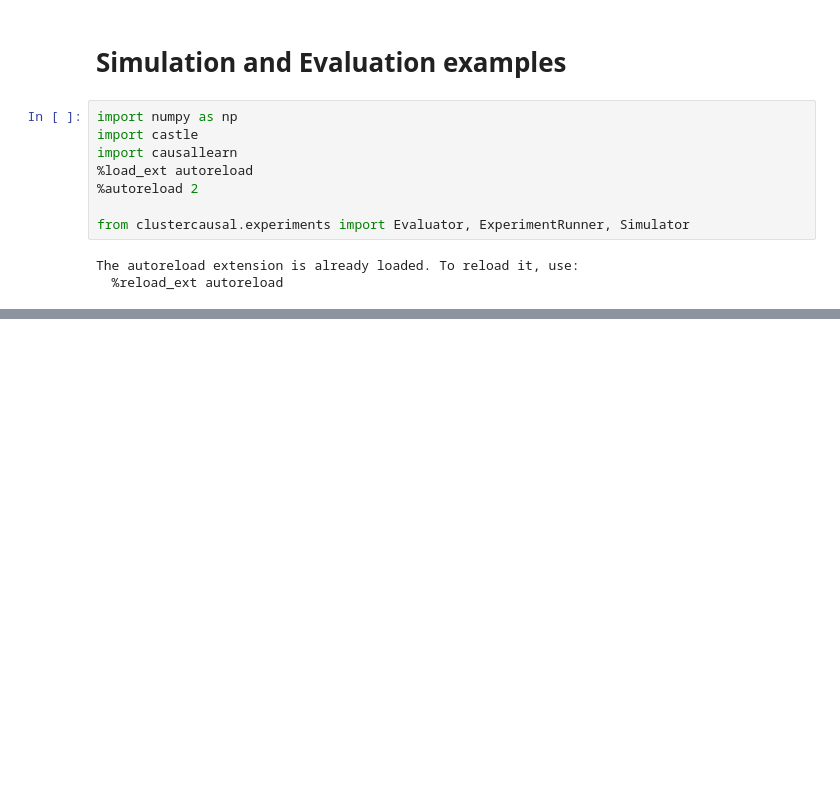
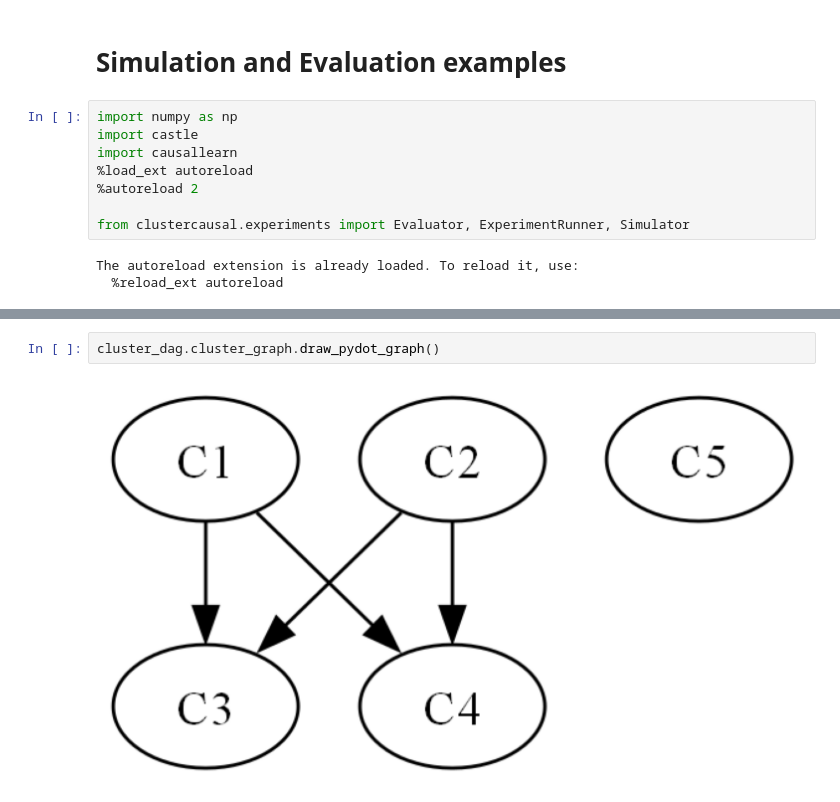
Before and after one commit to JanMarcoRuizdeVargas/clustercausal, a Jupyter notebook: Simulation_Playground.ipynb, the cells around one changed output, grey strips where cells are left out. Drawn from its saved outputs; the diff is of its cells as text; blank space fills up the shorter version.

```diff
--- a/Simulation_Playground.ipynb
+++ b/Simulation_Playground.ipynb
@@ -48 +77,5 @@ array([[ 0.,  0.,  1.,  0.,  0., -1.,  0.],
+# %%
+cluster_dag.cluster_graph.draw_pydot_graph()
+# %% [output]
+[figure, added]
 # %%
```
Also changed, not shown: parts of 6 cells of this notebook, 3 other files.
